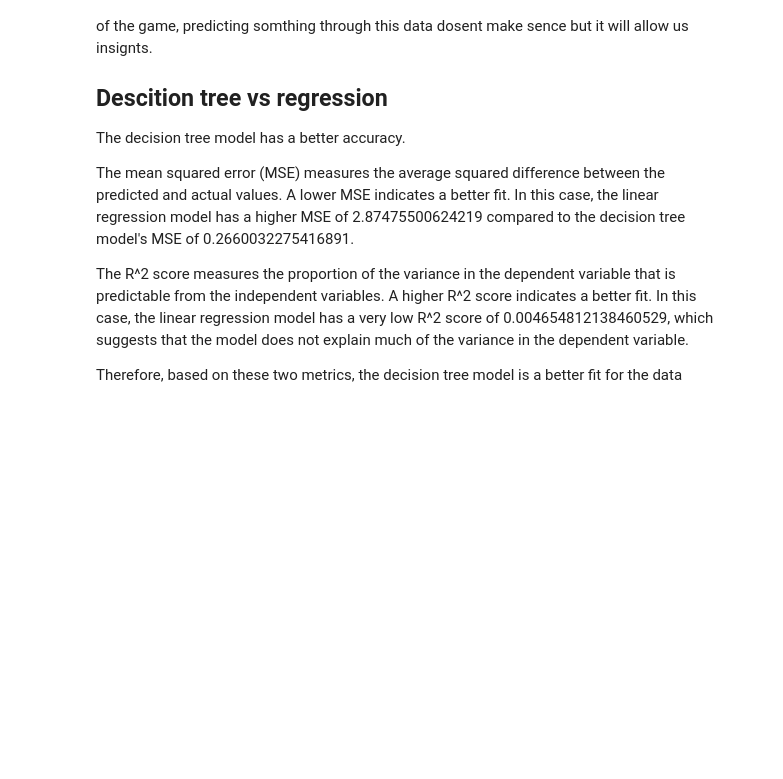
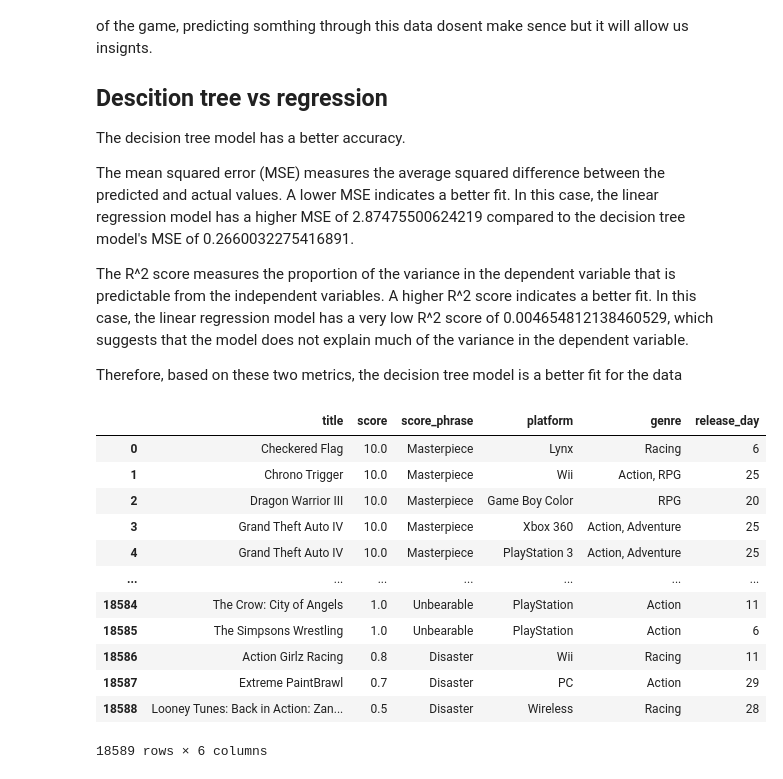
Before and after one commit to UjjwalPardeshi/Aiot_lab, a Jupyter notebook: gaming.ipynb, the cells around one changed output. Saved outputs shown, nothing was run; the diff lists cells and outputs as text; code cells hidden in the pictures; blank space fills up the shorter version.

```diff
--- a/gaming.ipynb
+++ b/gaming.ipynb
@@ -245,3 +245,23 @@ The mean squared error (MSE) measures the average squared difference between the
 The R^2 score measures the proportion of the variance in the dependent variable that is predictable from the independent variables. A higher R^2 score indicates a better fit. In this case, the linear regression model has a very low R^2 score of 0.004654812138460529, which suggests that the model does not explain much of the variance in the dependent variable.
 
 Therefore, based on these two metrics, the decision tree model is a better fit for the data
+# %%
+
+ds.drop(['release_year', 'release_month'], axis=1, inplace=True)
+
+# Print the DataFrame after dropping the columns
+ds
+# %% [output]
+|  | title | score | score_phrase | platform | genre | release_day |
+| 0 | Checkered Flag | 10.0 | Masterpiece | Lynx | Racing | 6 |
+| 1 | Chrono Trigger | 10.0 | Masterpiece | Wii | Action, RPG | 25 |
+| 2 | Dragon Warrior III | 10.0 | Masterpiece | Game Boy Color | RPG | 20 |
+| 3 | Grand Theft Auto IV | 10.0 | Masterpiece | Xbox 360 | Action, Adventure | 25 |
+| 4 | Grand Theft Auto IV | 10.0 | Masterpiece | PlayStation 3 | Action, Adventure | 25 |
+| ... | ... | ... | ... | ... | ... | ... |
+| 18584 | The Crow: City of Angels | 1.0 | Unbearable | PlayStation | Action | 11 |
+| 18585 | The Simpsons Wrestling | 1.0 | Unbearable | PlayStation | Action | 6 |
+| 18586 | Action Girlz Racing | 0.8 | Disaster | Wii | Racing | 11 |
+| 18587 | Extreme PaintBrawl | 0.7 | Disaster | PC | Action | 29 |
+| 18588 | Looney Tunes: Back in Action: Zan... | 0.5 | Disaster | Wireless | Racing | 28 |
+18589 rows × 6 columns
```
Also changed, not shown: parts of 3 cells of this notebook.
